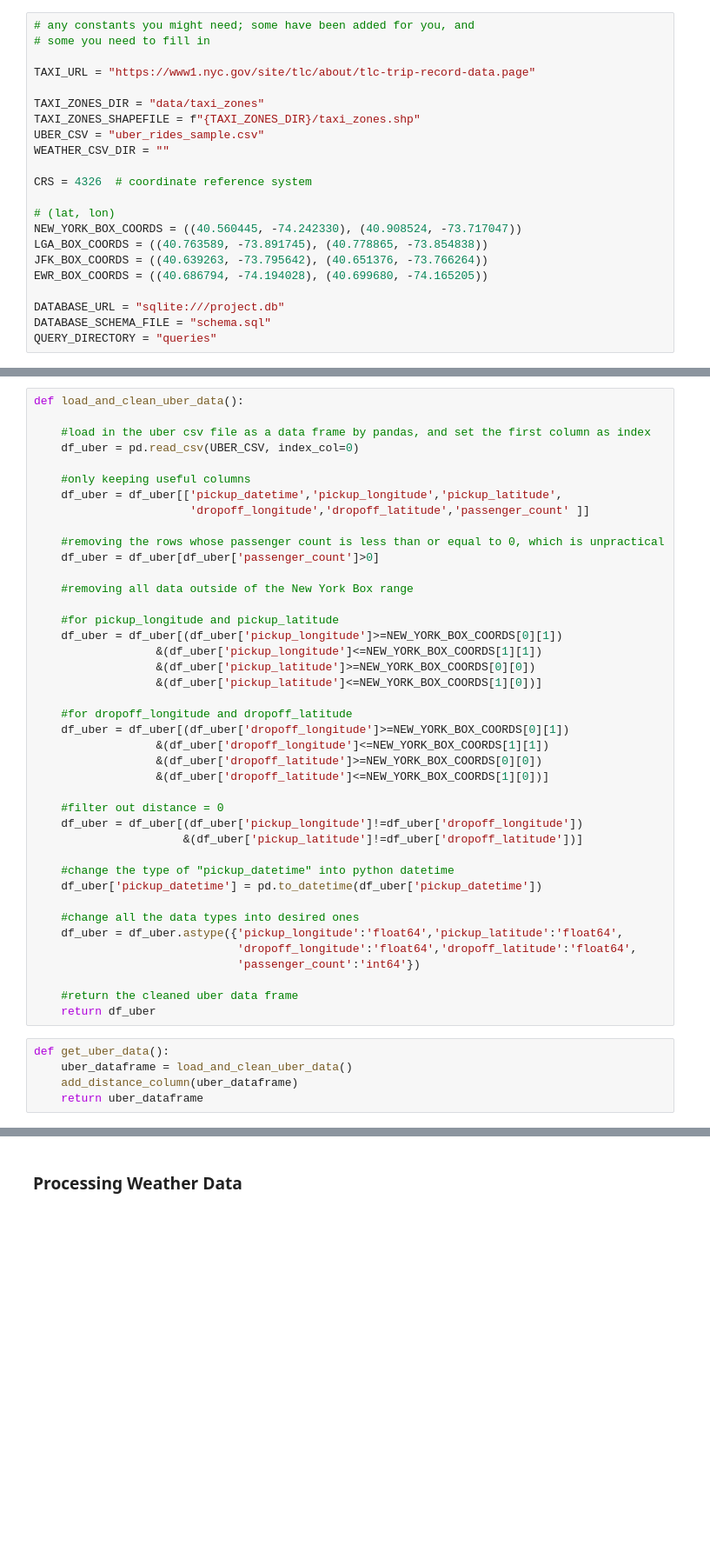
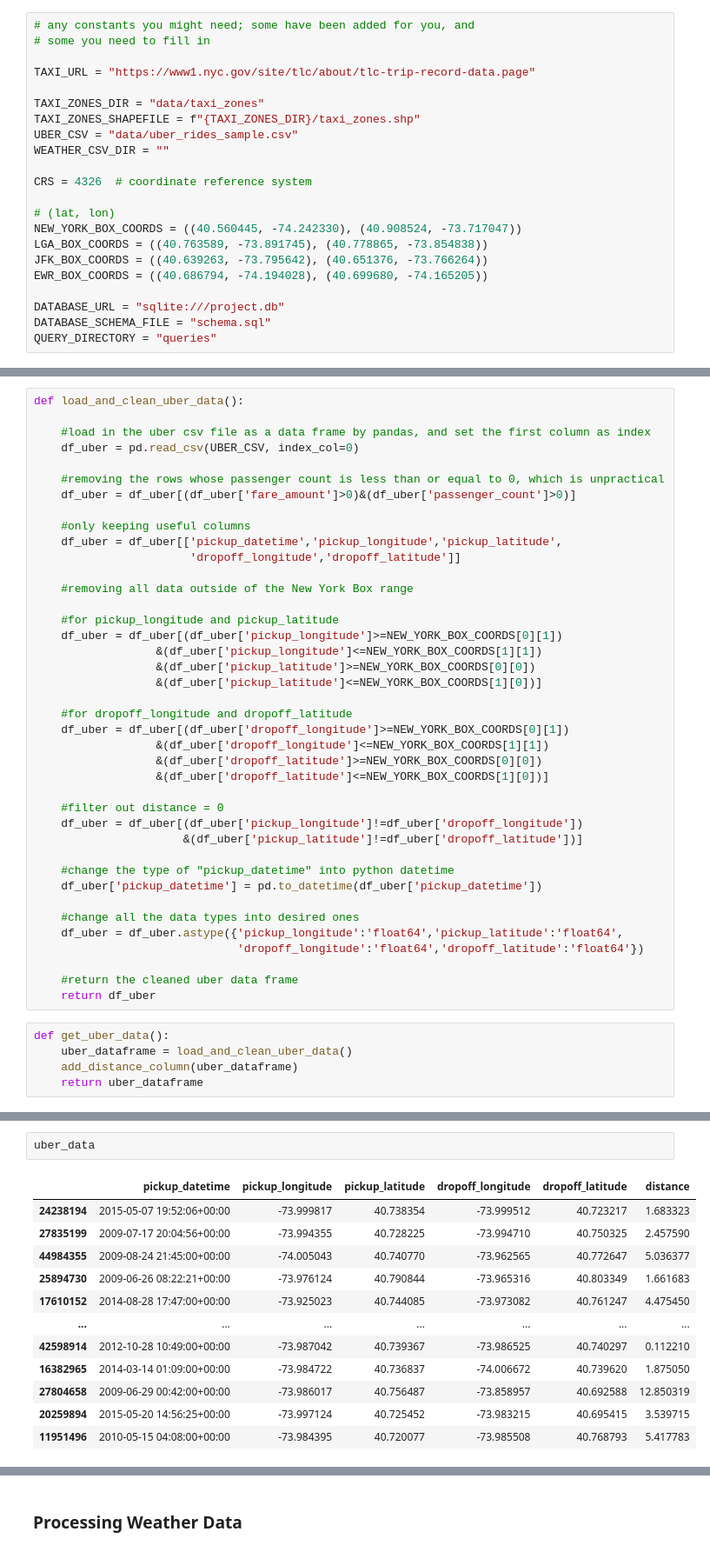
Before and after one commit to ZenanPeng/ZenanPeng-Final-Project, a Jupyter notebook: Project.ipynb, the cells around one changed output, grey strips where cells are left out. Shown: that part at 87% size. Cells and saved outputs as stored; diff of their text form; blank space fills up the shorter version.

```diff
--- a/Project.ipynb
+++ b/Project.ipynb
@@ -33,7 +33,7 @@ TAXI_URL = "https://www1.nyc.gov/site/tlc/about/tlc-trip-record-data.page"
 
 TAXI_ZONES_DIR = "data/taxi_zones"
 TAXI_ZONES_SHAPEFILE = f"{TAXI_ZONES_DIR}/taxi_zones.shp"
-UBER_CSV = "uber_rides_sample.csv"
+UBER_CSV = "data/uber_rides_sample.csv"
 WEATHER_CSV_DIR = ""
 
 CRS = 4326  # coordinate reference system
@@ -319,12 +369,12 @@ def load_and_clean_uber_data():
     #load in the uber csv file as a data frame by pandas, and set the first column as index
     df_uber = pd.read_csv(UBER_CSV, index_col=0)
 
+    #removing the rows whose passenger count is less than or equal to 0, which is unpractical
+    df_uber = df_uber[(df_uber['fare_amount']>0)&(df_uber['passenger_count']>0)]
+
     #only keeping useful columns
     df_uber = df_uber[['pickup_datetime','pickup_longitude','pickup_latitude',
-                       'dropoff_longitude','dropoff_latitude','passenger_count' ]]
-
-    #removing the rows whose passenger count is less than or equal to 0, which is unpractical
-    df_uber = df_uber[df_uber['passenger_count']>0]
+                       'dropoff_longitude','dropoff_latitude']]
 
     #removing all data outside of the New York Box range
 
@@ -349,8 +399,7 @@ def load_and_clean_uber_data():
 
     #change all the data types into desired ones
     df_uber = df_uber.astype({'pickup_longitude':'float64','pickup_latitude':'float64',
-                              'dropoff_longitude':'float64','dropoff_latitude':'float64',
-                              'passenger_count':'int64'})
+                              'dropoff_longitude':'float64','dropoff_latitude':'float64'})
 
     #return the cleaned uber data frame
     return df_uber
@@ -365,0 +413,15 @@ FileNotFoundError: [Errno 2] No such file or directory: 'uber_rides_sample.csv'
+# %%
+uber_data
+# %% [output]
+|  | pickup_datetime | pickup_longitude | pickup_latitude | dropoff_longitude | dropoff_latitude | distance |
+| 24238194 | 2015-05-07 19:52:06+00:00 | -73.999817 | 40.738354 | -73.999512 | 40.723217 | 1.683323 |
+| 27835199 | 2009-07-17 20:04:56+00:00 | -73.994355 | 40.728225 | -73.994710 | 40.750325 | 2.457590 |
+| 44984355 | 2009-08-24 21:45:00+00:00 | -74.005043 | 40.740770 | -73.962565 | 40.772647 | 5.036377 |
+| 25894730 | 2009-06-26 08:22:21+00:00 | -73.976124 | 40.790844 | -73.965316 | 40.803349 | 1.661683 |
+| 17610152 | 2014-08-28 17:47:00+00:00 | -73.925023 | 40.744085 | -73.973082 | 40.761247 | 4.475450 |
+| ... | ... | ... | ... | ... | ... | ... |
+| 42598914 | 2012-10-28 10:49:00+00:00 | -73.987042 | 40.739367 | -73.986525 | 40.740297 | 0.112210 |
+| 16382965 | 2014-03-14 01:09:00+00:00 | -73.984722 | 40.736837 | -74.006672 | 40.739620 | 1.875050 |
+| 27804658 | 2009-06-29 00:42:00+00:00 | -73.986017 | 40.756487 | -73.858957 | 40.692588 | 12.850319 |
+| 20259894 | 2015-05-20 14:56:25+00:00 | -73.997124 | 40.725452 | -73.983215 | 40.695415 | 3.539715 |
+| 11951496 | 2010-05-15 04:08:00+00:00 | -73.984395 | 40.720077 | -73.985508 | 40.768793 | 5.417783 |
```
Also changed, not shown: parts of 23 cells of this notebook.
